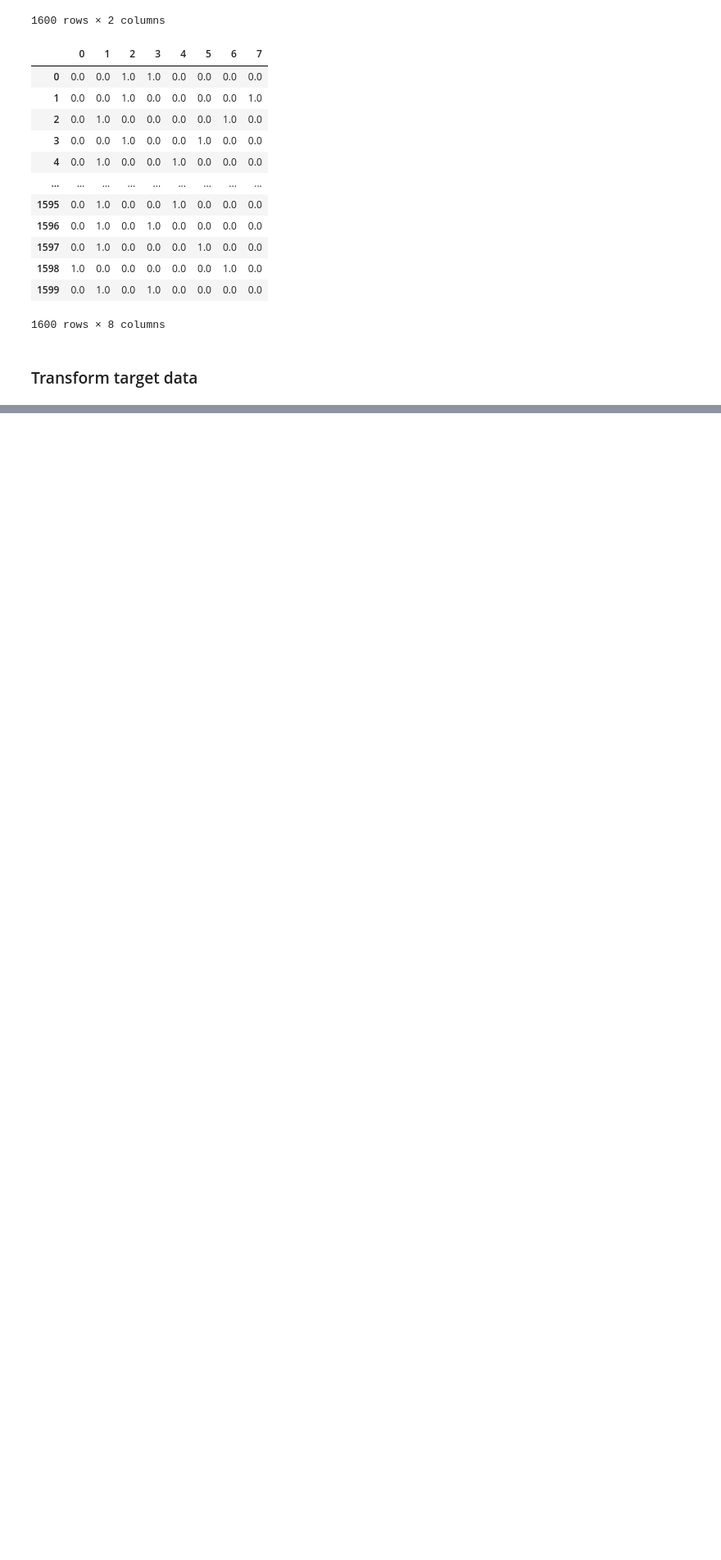
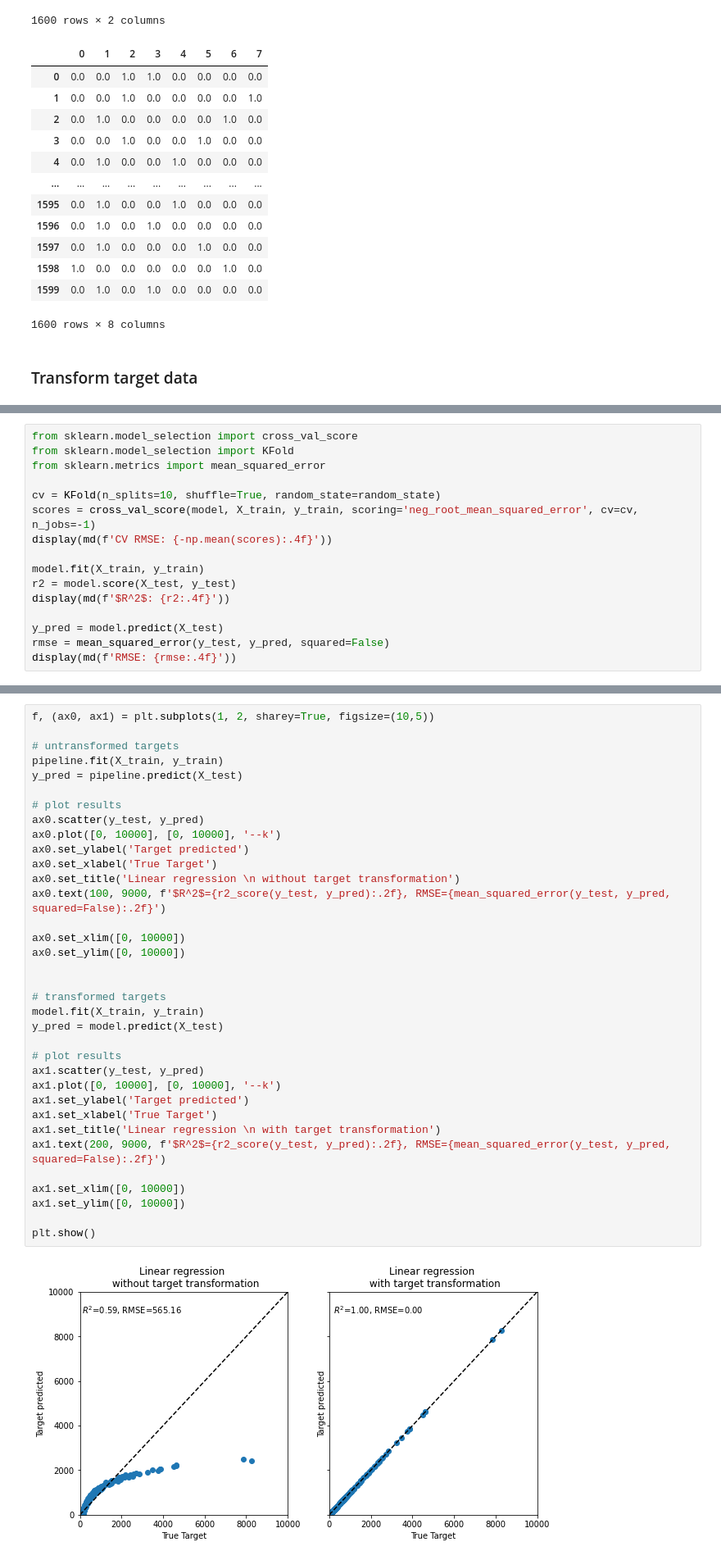
Before and after one commit to afit-csce623-master/demos, a Jupyter notebook: demo_scaling.ipynb, the cells around one changed output, grey strips where cells are left out. Shown at 82% size. Saved outputs shown, nothing was run; the diff lists cells and outputs as text; blank space fills up the shorter version.

```diff
--- a/demo_scaling.ipynb
+++ b/demo_scaling.ipynb
@@ -409,0 +501,16 @@ from sklearn.preprocessing import StandardScaler
+# %%
+from sklearn.model_selection import cross_val_score
+from sklearn.model_selection import KFold
+from sklearn.metrics import mean_squared_error
+
+cv = KFold(n_splits=10, shuffle=True, random_state=random_state)
+scores = cross_val_score(model, X_train, y_train, scoring='neg_root_mean_squared_error', cv=cv, n_jobs=-1)
+display(md(f'CV RMSE: {-np.mean(scores):.4f}'))
+
+model.fit(X_train, y_train)
+r2 = model.score(X_test, y_test)
+display(md(f'$R^2$: {r2:.4f}'))
+
+y_pred = model.predict(X_test)
+rmse = mean_squared_error(y_test, y_pred, squared=False)
+display(md(f'RMSE: {rmse:.4f}'))
@@ -409,0 +529,37 @@ from sklearn.preprocessing import StandardScaler
+# %%
+f, (ax0, ax1) = plt.subplots(1, 2, sharey=True, figsize=(10,5))
+
+# untransformed targets
+pipeline.fit(X_train, y_train)
+y_pred = pipeline.predict(X_test)
+
+# plot results
+ax0.scatter(y_test, y_pred)
+ax0.plot([0, 10000], [0, 10000], '--k')
+ax0.set_ylabel('Target predicted')
+ax0.set_xlabel('True Target')
+ax0.set_title('Linear regression \n without target transformation')
+ax0.text(100, 9000, f'$R^2$={r2_score(y_test, y_pred):.2f}, RMSE={mean_squared_error(y_test, y_pred, squared=False):.2f}')
+
+ax0.set_xlim([0, 10000])
+ax0.set_ylim([0, 10000])
+
+
+# transformed targets
+model.fit(X_train, y_train)
+y_pred = model.predict(X_test)
+
+# plot results
+ax1.scatter(y_test, y_pred)
+ax1.plot([0, 10000], [0, 10000], '--k')
+ax1.set_ylabel('Target predicted')
+ax1.set_xlabel('True Target')
+ax1.set_title('Linear regression \n with target transformation')
+ax1.text(200, 9000, f'$R^2$={r2_score(y_test, y_pred):.2f}, RMSE={mean_squared_error(y_test, y_pred, squared=False):.2f}')
+
+ax1.set_xlim([0, 10000])
+ax1.set_ylim([0, 10000])
+
+plt.show()
+# %% [output]
+[figure, added]
```
Also changed, not shown: parts of 39 cells of this notebook.
